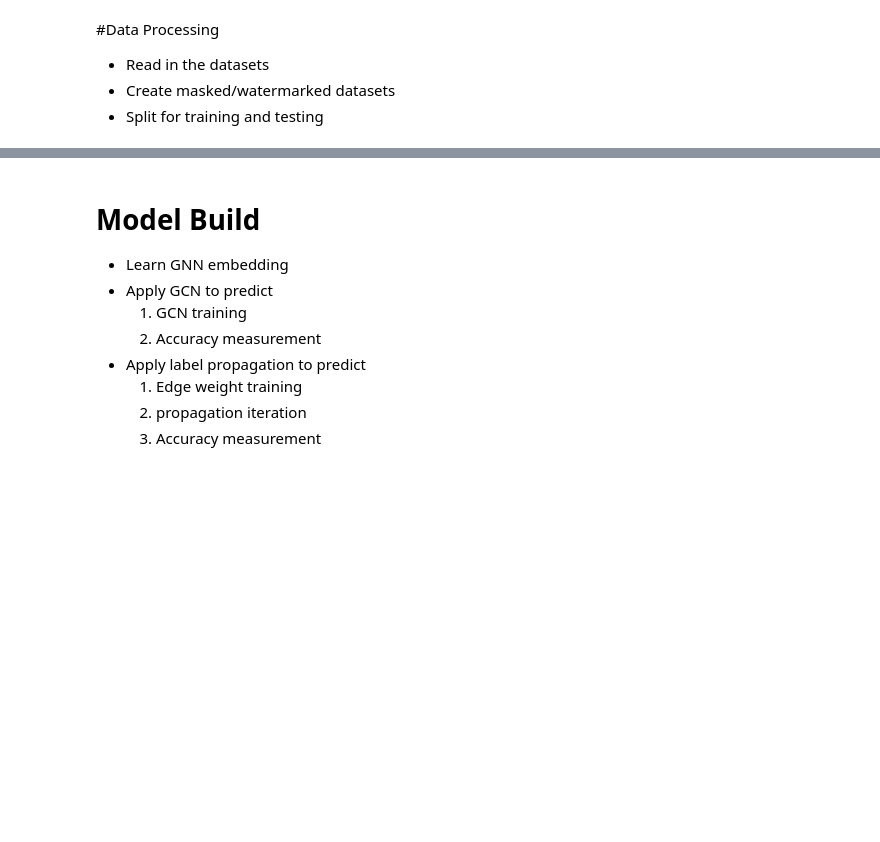
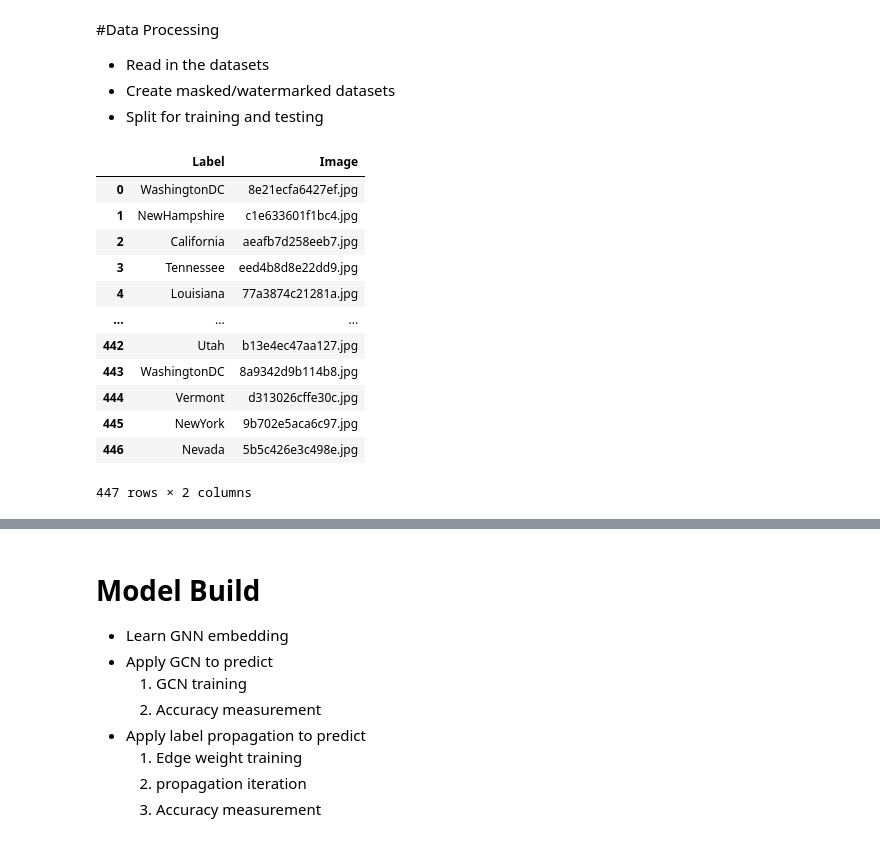
Before and after one commit to luoshaoyang/cs224w_final_proj, a Jupyter notebook: Colab_FinalProj.ipynb, the cells around one changed output, grey strips where cells are left out. Drawn from its saved outputs; the diff is of its cells as text; code cells hidden in the pictures; blank space fills up the shorter version.

```diff
--- a/Colab_FinalProj.ipynb
+++ b/Colab_FinalProj.ipynb
@@ -146,11 +147,25 @@ plt.imshow(wm)
 # %%
 # Load DataSet
 train = pd.read_csv('train.csv')
 test = pd.read_csv('test.csv')
-
+test
 # idx=0#for image 0 in training
 # path = os.path.join('../data', train.loc[idx, 'Label'], train.loc[idx, 'Image'])
 # loadImage(path)
+# %% [output]
+|  | Label | Image |
+| 0 | WashingtonDC | 8e21ecfa6427ef.jpg |
+| 1 | NewHampshire | c1e633601f1bc4.jpg |
+| 2 | California | aeafb7d258eeb7.jpg |
+| 3 | Tennessee | eed4b8d8e22dd9.jpg |
+| 4 | Louisiana | 77a3874c21281a.jpg |
+| ... | ... | ... |
+| 442 | Utah | b13e4ec47aa127.jpg |
+| 443 | WashingtonDC | 8a9342d9b114b8.jpg |
+| 444 | Vermont | d313026cffe30c.jpg |
+| 445 | NewYork | 9b702e5aca6c97.jpg |
+| 446 | Nevada | 5b5c426e3c498e.jpg |
+447 rows × 2 columns
 # %%
 # Create watermarked datasets: bottom right 100*100 pixels
 watermark = loadImage("watermark.png")
```
Also changed, not shown: parts of 3 cells of this notebook.
